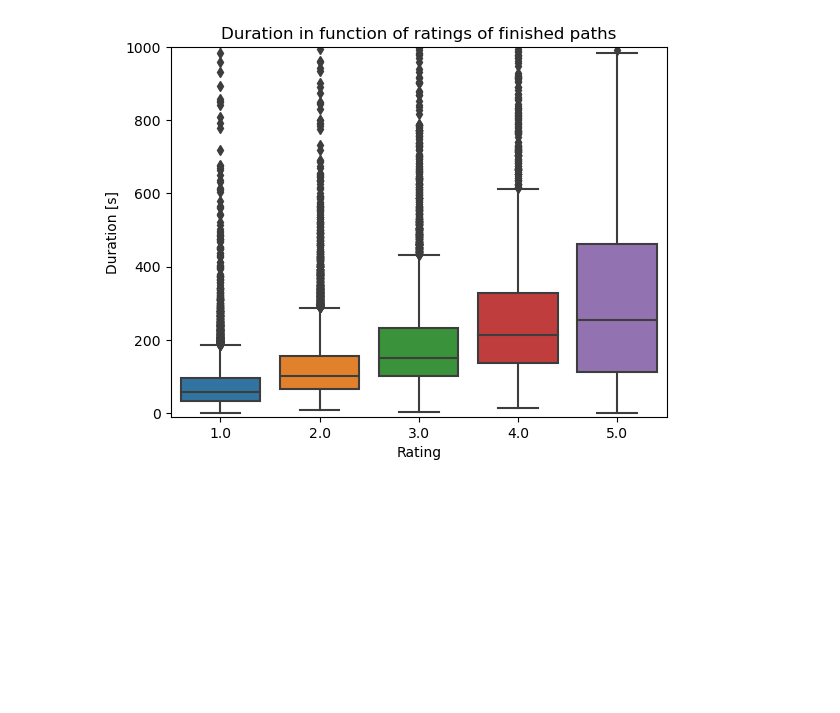
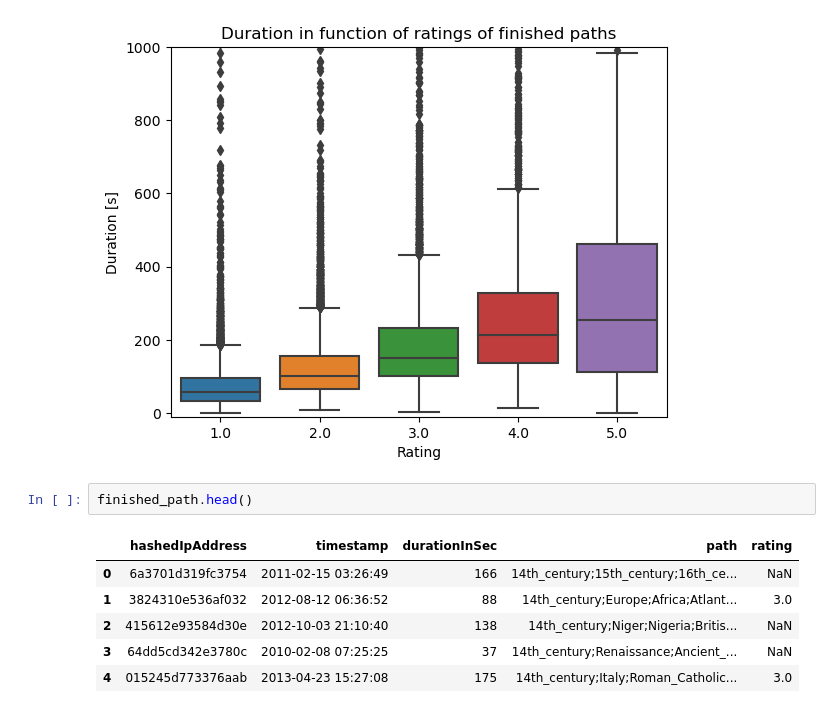
Before and after one commit to epfl-ada/ada-2023-project-miaoumiaou, a Jupyter notebook: Visualisation_wiki.ipynb, the cells around one changed output. Drawn from its saved outputs; the diff is of its cells as text; blank space fills up the shorter version.

```diff
--- a/Visualisation_wiki.ipynb
+++ b/Visualisation_wiki.ipynb
@@ -124,3 +141,12 @@ ax.set_ylabel("Duration [s]")
 # %% [output]
 Text(0, 0.5, 'Duration [s]')
 [figure]
+# %%
+finished_path.head()
+# %% [output]
+|  | hashedIpAddress | timestamp | durationInSec | path | rating |
+| 0 | 6a3701d319fc3754 | 2011-02-15 03:26:49 | 166 | 14th_century;15th_century;16th_ce... | NaN |
+| 1 | 3824310e536af032 | 2012-08-12 06:36:52 | 88 | 14th_century;Europe;Africa;Atlant... | 3.0 |
+| 2 | 415612e93584d30e | 2012-10-03 21:10:40 | 138 | 14th_century;Niger;Nigeria;Britis... | NaN |
+| 3 | 64dd5cd342e3780c | 2010-02-08 07:25:25 | 37 | 14th_century;Renaissance;Ancient_... | NaN |
+| 4 | 015245d773376aab | 2013-04-23 15:27:08 | 175 | 14th_century;Italy;Roman_Catholic... | 3.0 |
```
Also changed, not shown: parts of 3 cells of this notebook.
